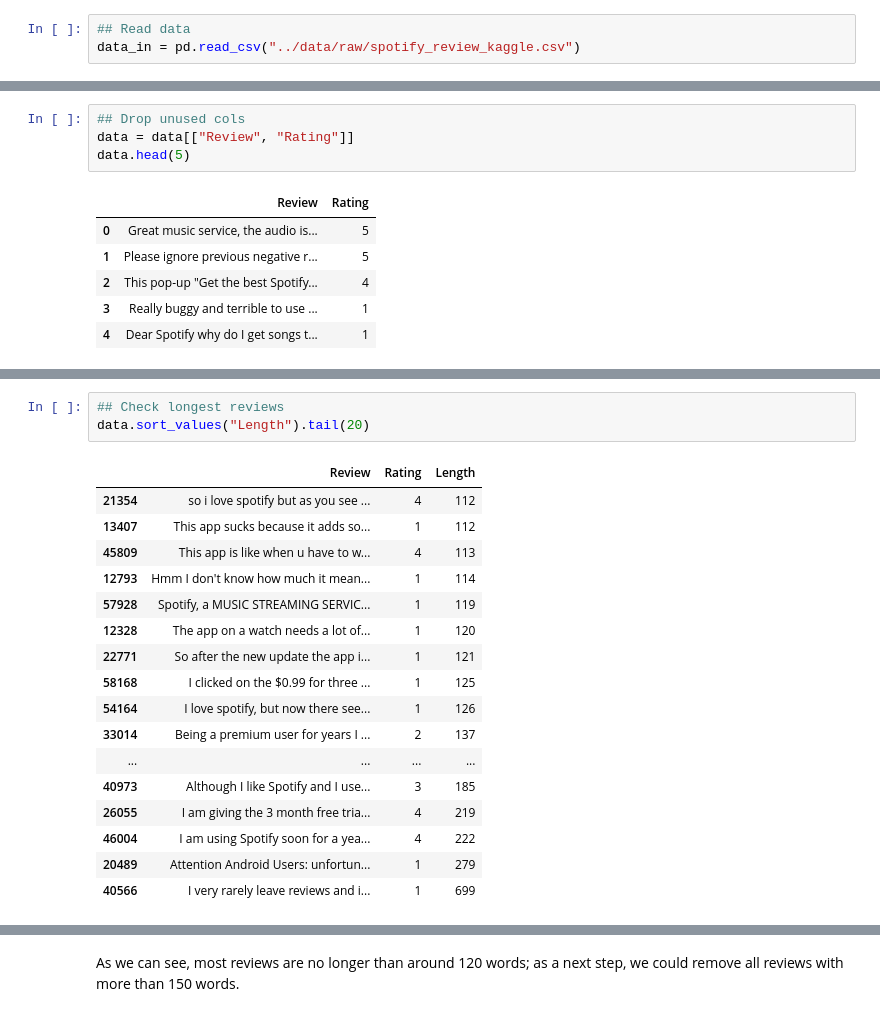
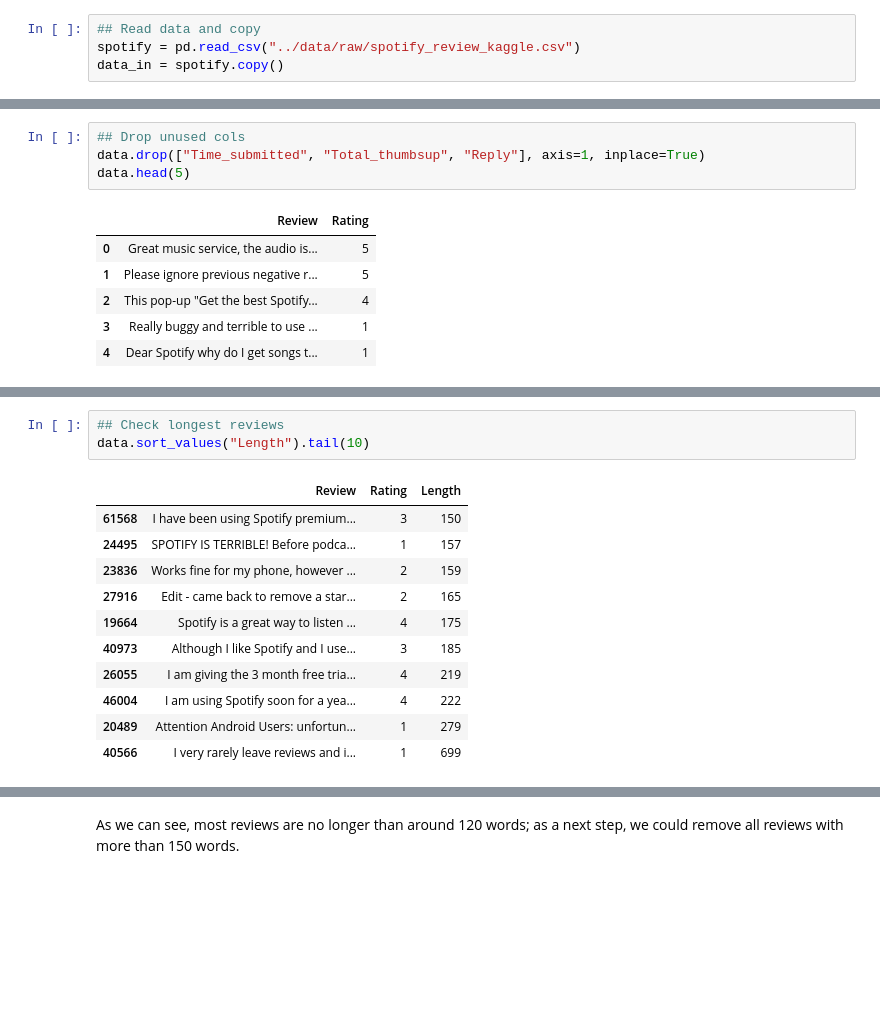
Before and after one commit to ashwininepa/NLP-Era, a Jupyter notebook: spotify_review_project/notebooks/reviews_eda.ipynb, the cells around one changed output, grey strips where cells are left out. Saved outputs shown, nothing was run; the diff lists cells and outputs as text; blank space fills up the shorter version.

```diff
--- a/spotify_review_project/notebooks/reviews_eda.ipynb
+++ b/spotify_review_project/notebooks/reviews_eda.ipynb
@@ -9,8 +13,9 @@ import numpy as np
 import seaborn as sns
 import matplotlib.pyplot as plt
 # %%
-## Read data
-data_in = pd.read_csv("../data/raw/spotify_review_kaggle.csv")
+## Read data and copy
+spotify = pd.read_csv("../data/raw/spotify_review_kaggle.csv")
+data_in = spotify.copy()
 # %%
 ## Check Data
 data_in.head(10)
@@ -57,7 +73,7 @@ Before dropping duplicates:  61594
 After dropping duplicates:  61356
 # %%
 ## Drop unused cols
-data = data[["Review", "Rating"]]
+data.drop(["Time_submitted", "Total_thumbsup", "Reply"], axis=1, inplace=True)
 data.head(5)
 # %% [output]
 |  | Review | Rating |
@@ -101,19 +111,13 @@ data.sort_values("Length").head(30)
 # %%
 ## Check longest reviews
-data.sort_values("Length").tail(20)
+data.sort_values("Length").tail(10)
 # %% [output]
 |  | Review | Rating | Length |
-| 21354 | so i love spotify but as you see ... | 4 | 112 |
-| 13407 | This app sucks because it adds so... | 1 | 112 |
-| 45809 | This app is like when u have to w... | 4 | 113 |
-| 12793 | Hmm I don't know how much it mean... | 1 | 114 |
-| 57928 | Spotify, a MUSIC STREAMING SERVIC... | 1 | 119 |
-| 12328 | The app on a watch needs a lot of... | 1 | 120 |
-| 22771 | So after the new update the app i... | 1 | 121 |
-| 58168 | I clicked on the $0.99 for three ... | 1 | 125 |
-| 54164 | I love spotify, but now there see... | 1 | 126 |
-| 33014 | Being a premium user for years I ... | 2 | 137 |
-| ... | ... | ... | ... |
+| 61568 | I have been using Spotify premium... | 3 | 150 |
+| 24495 | SPOTIFY IS TERRIBLE! Before podca... | 1 | 157 |
+| 23836 | Works fine for my phone, however ... | 2 | 159 |
+| 27916 | Edit - came back to remove a star... | 2 | 165 |
+| 19664 | Spotify is a great way to listen ... | 4 | 175 |
 | 40973 | Although I like Spotify and I use... | 3 | 185 |
 | 26055 | I am giving the 3 month free tria... | 4 | 219 |
 | 46004 | I am using Spotify soon for a yea... | 4 | 222 |
```
Also changed, not shown: parts of 15 cells of this notebook.
